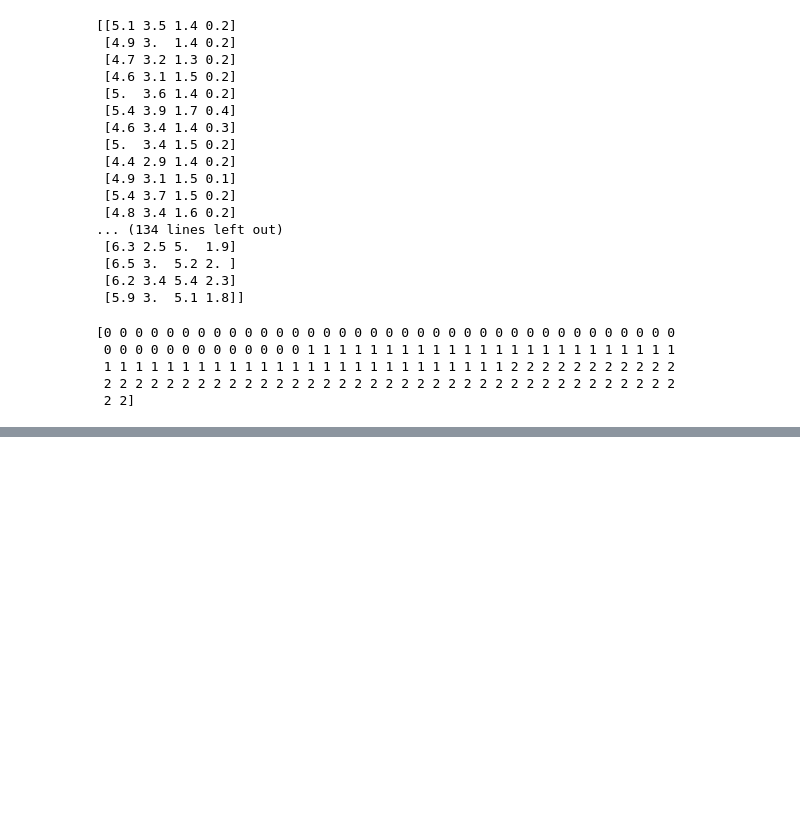
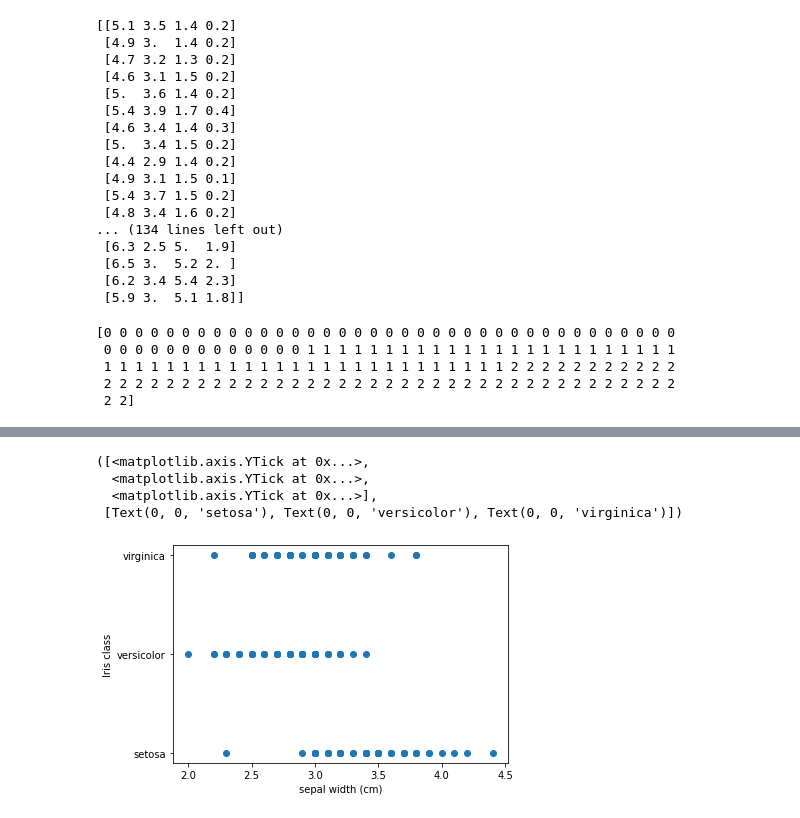
Before and after one commit to lerz30/ML_introduction, a Jupyter notebook: ml_notebook.ipynb, the cells around one changed output, grey strips where cells are left out. Cells and saved outputs as stored; diff of their text form; code cells hidden in the pictures; blank space fills up the shorter version.

```diff
--- a/ml_notebook.ipynb
+++ b/ml_notebook.ipynb
@@ -73,0 +105,12 @@ print(iris_data.target)
+# %%
+#Displaying sepal width
+plt.scatter(iris_data.data[:,1], iris_data.target)
+plt.xlabel(iris_data.feature_names[1])
+plt.ylabel("Iris class")
+plt.yticks(range(len(iris_data.target_names)), iris_data.target_names)
+# %% [output]
+([<matplotlib.axis.YTick at 0x...>,
+  <matplotlib.axis.YTick at 0x...>,
+  <matplotlib.axis.YTick at 0x...>],
+ [Text(0, 0, 'setosa'), Text(0, 0, 'versicolor'), Text(0, 0, 'virginica')])
+[figure, added]
```
Also changed, not shown: parts of 10 cells of this notebook.
